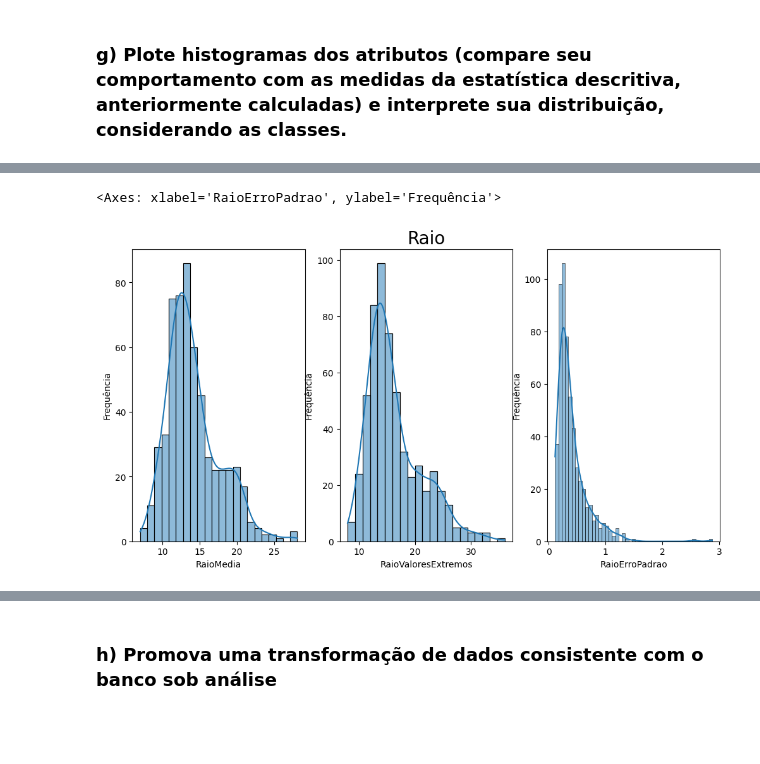
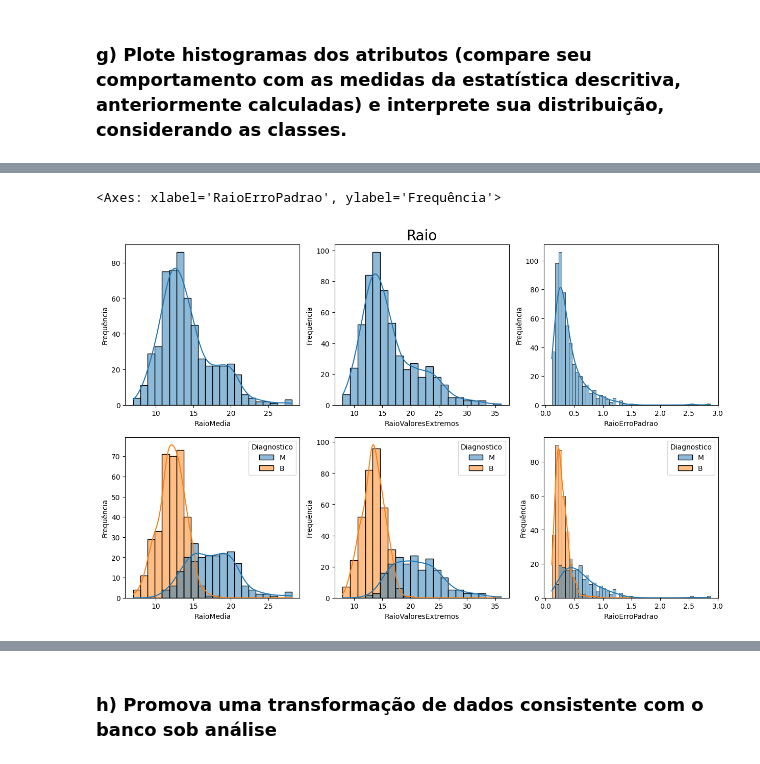
Before and after one commit to hevertonreis-hsrn/ENGG67_IAM, a Jupyter notebook: IAM_AVA01_GiovaneSantana_HevertonReis.ipynb, the cells around one changed output, grey strips where cells are left out. Saved outputs shown, nothing was run; the diff lists cells and outputs as text; code cells hidden in the pictures; blank space fills up the shorter version.

Commit message:
Modificando histogramas para plotar por classe

```diff
--- a/IAM_AVA01_GiovaneSantana_HevertonReis.ipynb
+++ b/IAM_AVA01_GiovaneSantana_HevertonReis.ipynb
@@ -373,8 +402,9 @@ pedaco_descricao = pd.DataFrame([descricao['Q1 (25%)'],descricao.Mediana,descric
 # %%
 raio_df = pd.DataFrame()
-raio_df["RaioMedia"] = df.radius1
-raio_df["RaioErroPadrao"] = df.radius2
-raio_df["RaioValoresExtremos"] = df.radius3
+raio_df["RaioMedia"] = dft.radius1
+raio_df["RaioErroPadrao"] = dft.radius2
+raio_df["RaioValoresExtremos"] = dft.radius3
+raio_df["Diagnostico"] = dft.Diagnosis
 
 imagem, eixo = plt.subplots(1,2,figsize=(20,3))
 
@@ -746,16 +849,25 @@ Os valores extremos apresentam muita dispersão e os demais atributos estão rel
 # %%
-imagem, eixo = plt.subplots(1,3,figsize=(12,6))
-histograma_1 = sns.histplot(raio_df.RaioMedia,kde=True,ax=eixo[0])
+imagem, eixo = plt.subplots(2,3,figsize=(15,9))
+
+histograma_1 = sns.histplot(raio_df.RaioMedia,kde=True,ax=eixo[0,0])
 histograma_1.set_ylabel("Frequência")
-histograma_1 = sns.histplot(raio_df.RaioValoresExtremos,kde=True,ax=eixo[1])
+histograma_1 = sns.histplot(raio_df.RaioValoresExtremos,kde=True,ax=eixo[0,1])
 histograma_1.set_ylabel("Frequência")
 histograma_1.set_title("Raio",fontsize=20)
-histograma_1 = sns.histplot(raio_df.RaioErroPadrao,kde=True,ax=eixo[2])
+histograma_1 = sns.histplot(raio_df.RaioErroPadrao,kde=True,ax=eixo[0,2])
 histograma_1.set_ylabel("Frequência")
+
+histograma_1 = sns.histplot(raio_df,x=raio_df.RaioMedia,kde=True,ax=eixo[1,0],hue=raio_df.Diagnostico)
+histograma_1.set_ylabel("Frequência")
+histograma_1 = sns.histplot(raio_df,x=raio_df.RaioValoresExtremos,kde=True,ax=eixo[1,1],hue=raio_df.Diagnostico)
+histograma_1.set_ylabel("Frequência")
+histograma_1 = sns.histplot(raio_df,x=raio_df.RaioErroPadrao,kde=True,ax=eixo[1,2],hue=raio_df.Diagnostico)
+histograma_1.set_ylabel("Frequência")
+
 histograma_1
 # %% [output]
 <Axes: xlabel='RaioErroPadrao', ylabel='Frequência'>
-[figure, old version]
+[figure, new version]
 # %%
 tabela_raio
 # %% [output]
```
Also changed, not shown: parts of 67 cells of this notebook.
